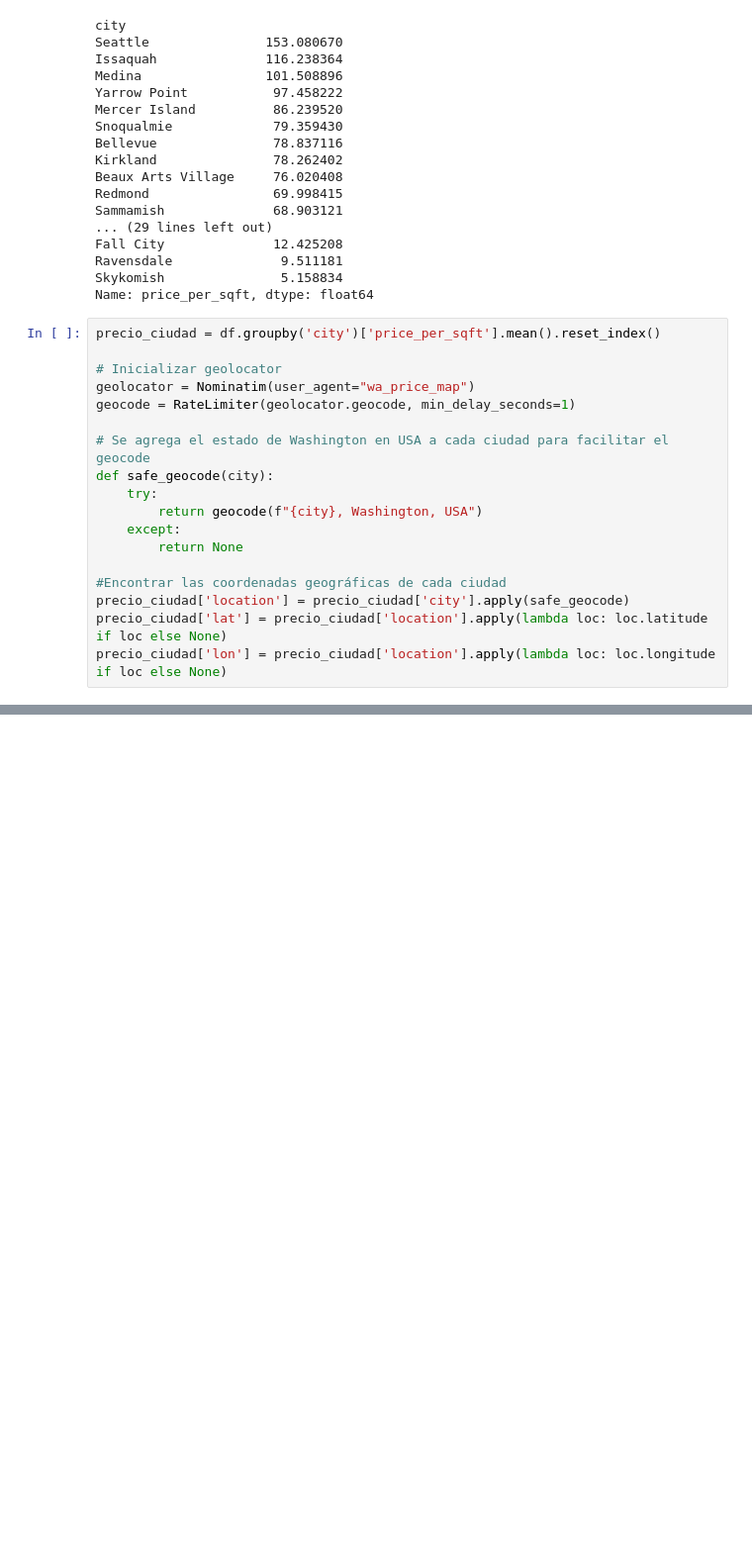
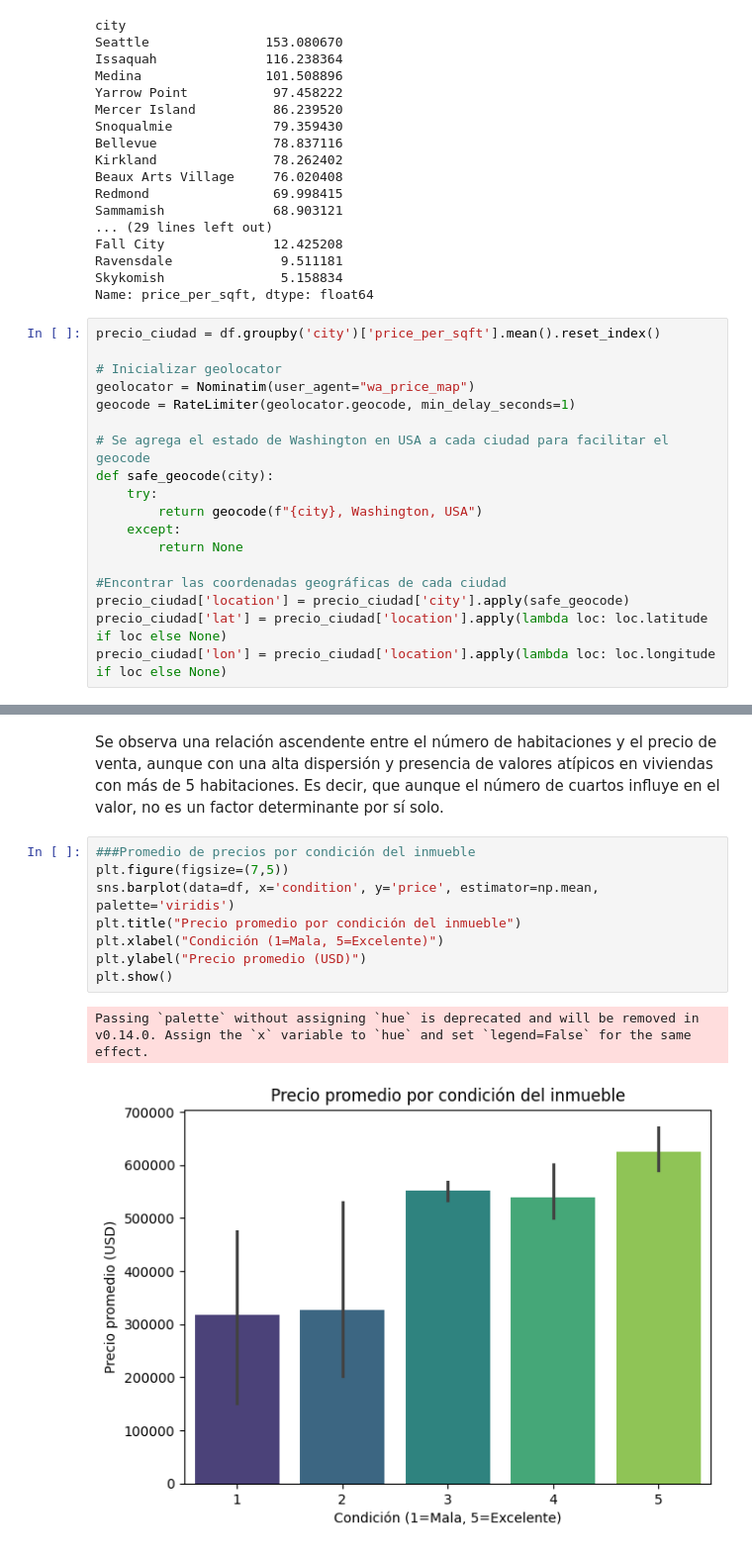
Before and after one commit to carlossil05/G2-Proyecto-DSA, a Jupyter notebook: Entrega 1/Exploracion-datos.ipynb, the cells around one changed output, grey strips where cells are left out. Shown at 99% size. Drawn from its saved outputs; the diff is of its cells as text; blank space fills up the shorter version.

```diff
--- a/Entrega 1/Exploracion-datos.ipynb
+++ b/Entrega 1/Exploracion-datos.ipynb
@@ -240,0 +274,13 @@ fig.show()
+# %% [markdown]
+Se observa una relación ascendente entre el número de habitaciones y el precio de venta, aunque con una alta dispersión y presencia de valores atípicos en viviendas con más de 5 habitaciones. Es decir, que aunque el número de cuartos influye en el valor, no es un factor determinante por sí solo.
+# %%
+###Promedio de precios por condición del inmueble
+plt.figure(figsize=(7,5))
+sns.barplot(data=df, x='condition', y='price', estimator=np.mean, palette='viridis')
+plt.title("Precio promedio por condición del inmueble")
+plt.xlabel("Condición (1=Mala, 5=Excelente)")
+plt.ylabel("Precio promedio (USD)")
+plt.show()
+# %% [output]
+Passing `palette` without assigning `hue` is deprecated and will be removed in v0.14.0. Assign the `x` variable to `hue` and set `legend=False` for the same effect.
+[figure, added]
```
Also changed, not shown: parts of 13 cells of this notebook.
